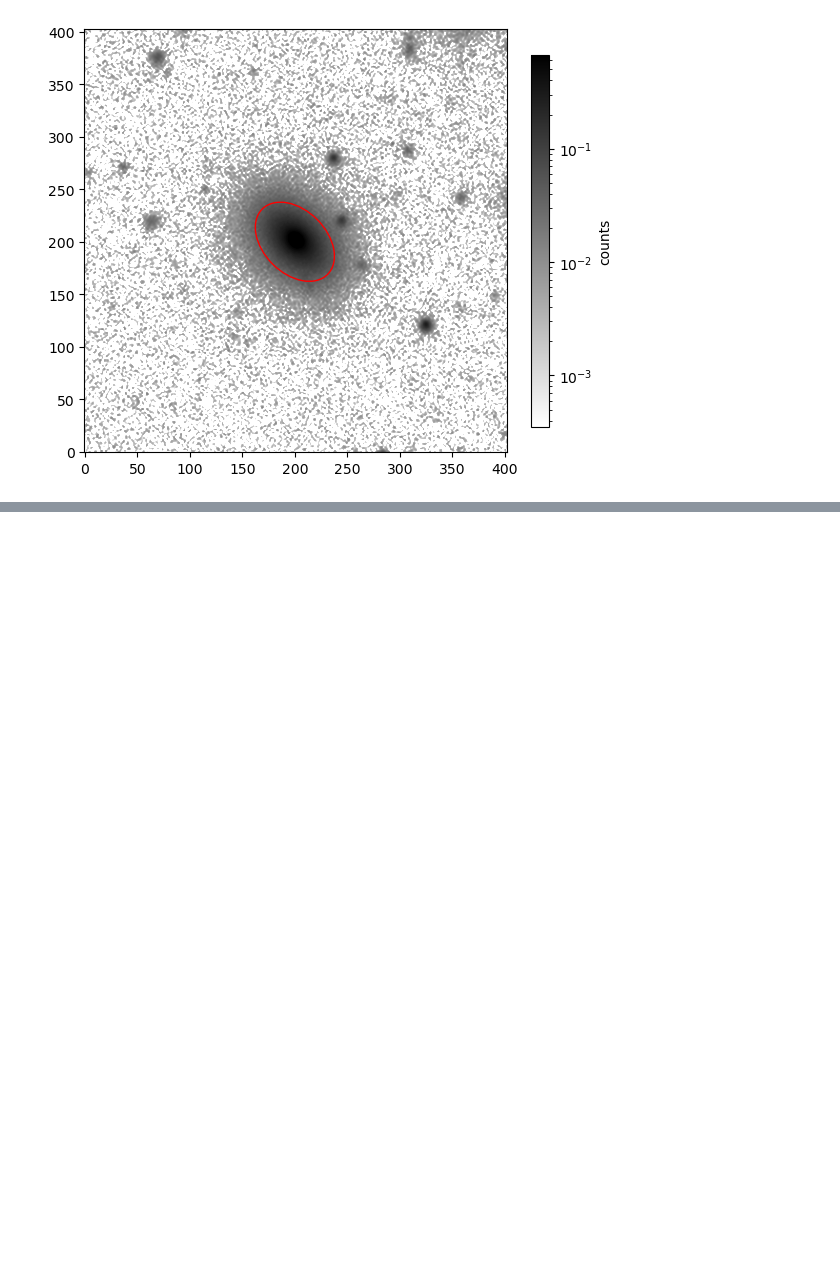
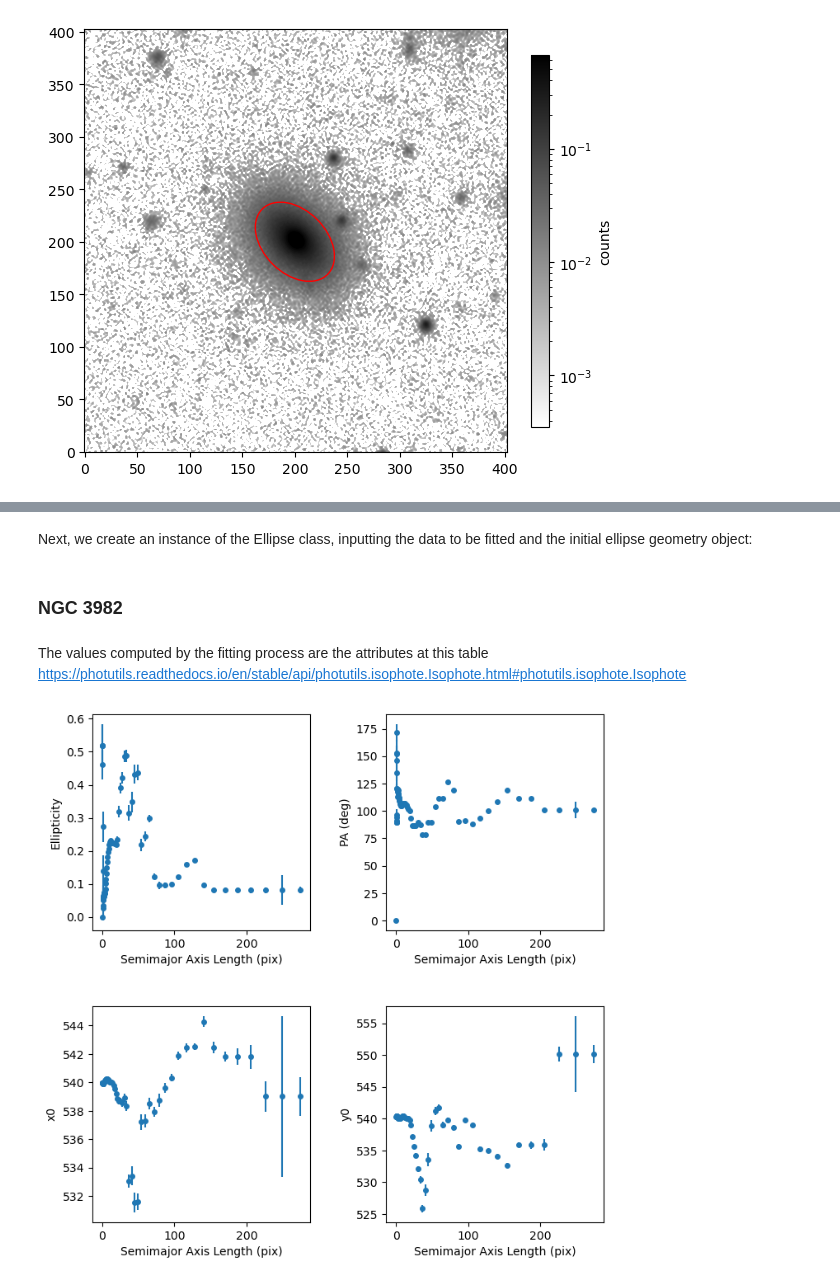
Before and after one commit to grudnick/ASTR596_F23_project_workspace, a Jupyter notebook: SurfacePhotometry/surface_photometry_teacher.ipynb, the cells around one changed output, grey strips where cells are left out. Drawn from its saved outputs; the diff is of its cells as text; code cells hidden in the pictures; blank space fills up the shorter version.

Commit message:
through ellipse fitting

```diff
--- a/SurfacePhotometry/surface_photometry_teacher.ipynb
+++ b/SurfacePhotometry/surface_photometry_teacher.ipynb
@@ -490,15 +498,16 @@ aper.plot(color='red')
 #***************************
 #Your code here
 #set up the EllipseGeometry instance with the right initial guess parameters
-geometry['PGC0997820'] = EllipseGeometry(x0 = initparams['PGC0997820']['xcen'],
-                                      y0 = initparams['PGC0997820']['ycen'],
-                                      sma = initparams['PGC0997820']['sma'],
-                                      eps = initparams['PGC0997820']['ellip'],
-                                      pa = initparams['PGC0997820']['PA'] * np.pi/180)   #convert into radians
+galname = 'PGC0997820'
+geometry[galname] = EllipseGeometry(x0 = initparams[galname]['xcen'],
+                                      y0 = initparams[galname]['ycen'],
+                                      sma = initparams[galname]['sma'],
+                                      eps = initparams[galname]['ellip'],
+                                      pa = initparams[galname]['PA'] * np.pi/180)   #convert into radians
 
 #make an aperture to overplot so that we can check if it makes sense
-aper = EllipticalAperture((geometry['PGC0997820'].x0, geometry['PGC0997820'].y0), geometry['PGC0997820'].sma,
-                          geometry['PGC0997820'].sma * (geometry['PGC0997820'].eps), geometry['PGC0997820'].pa)
+aper = EllipticalAperture((geometry[galname].x0, geometry[galname].y0), geometry[galname].sma,
+                          geometry[galname].sma * (geometry[galname].eps), geometry[galname].pa)
 
 #plot our image
 fig,ax = plt.subplots(figsize=(6,6))
@@ -510,0 +550,27 @@ aper.plot(color='red')
+# %% [markdown]
+Next, we create an instance of the Ellipse class, inputting the data to be fitted and the initial ellipse geometry object:
+# %%
+from photutils.isophote import Ellipse
+
+#initialize dictionary for ellipse fitting
+ellipse = {}
+isolist = {}
+# %% [markdown]
+### NGC 3982
+# %%
+#this will do the fitting of the isophotes by making an instance of the Ellipse class
+#It then fits the data using the initial guesses we computed above
+galname = 'NGC3982'
+ellipse[galname] = Ellipse(data_ngc3982_bsub, geometry[galname])
+isolist[galname] = ellipse[galname].fit_image()
+# %% [markdown]
+The values computed by the fitting process are the attributes at this table https://photutils.readthedocs.io/en/stable/api/photutils.isophote.Isophote.html#photutils.isophote.Isophote
+# %%
+#this puts the output into a table containing every ellipse.
+#You can comment this first line out if you don't want it always to print out.
+#print(isolist[galname].to_table())
+
+#make a set of plots that show some attributes of every ellipse.
+plotellipse(isolist[galname])
+# %% [output]
+[figure, added]
```
Also changed, not shown: parts of 27 cells of this notebook.
